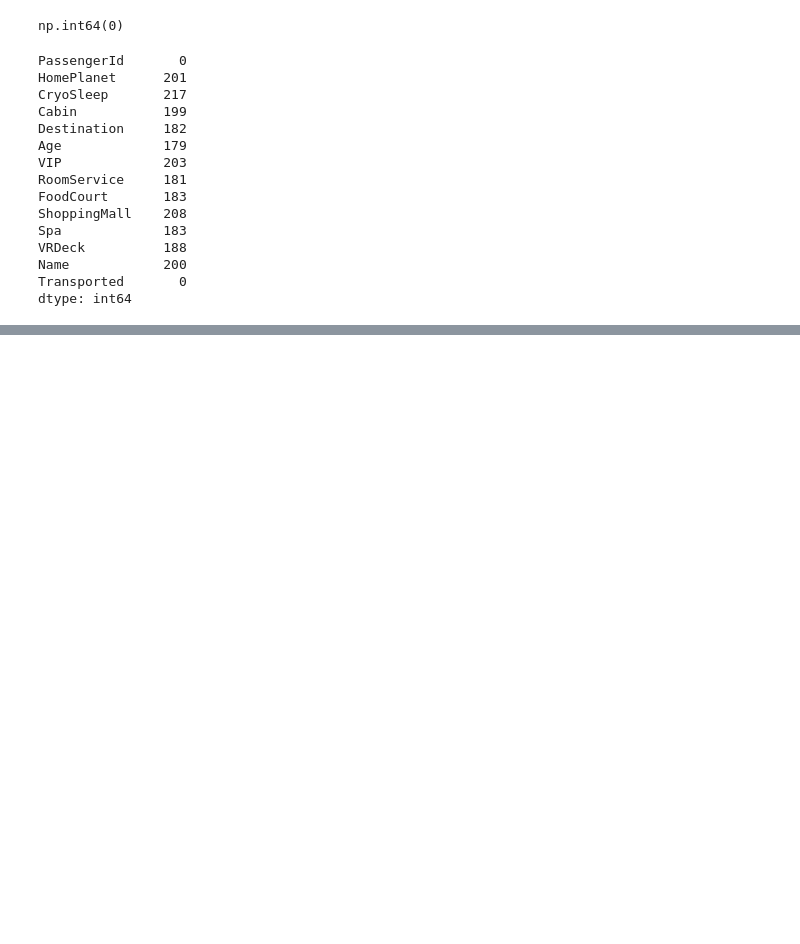
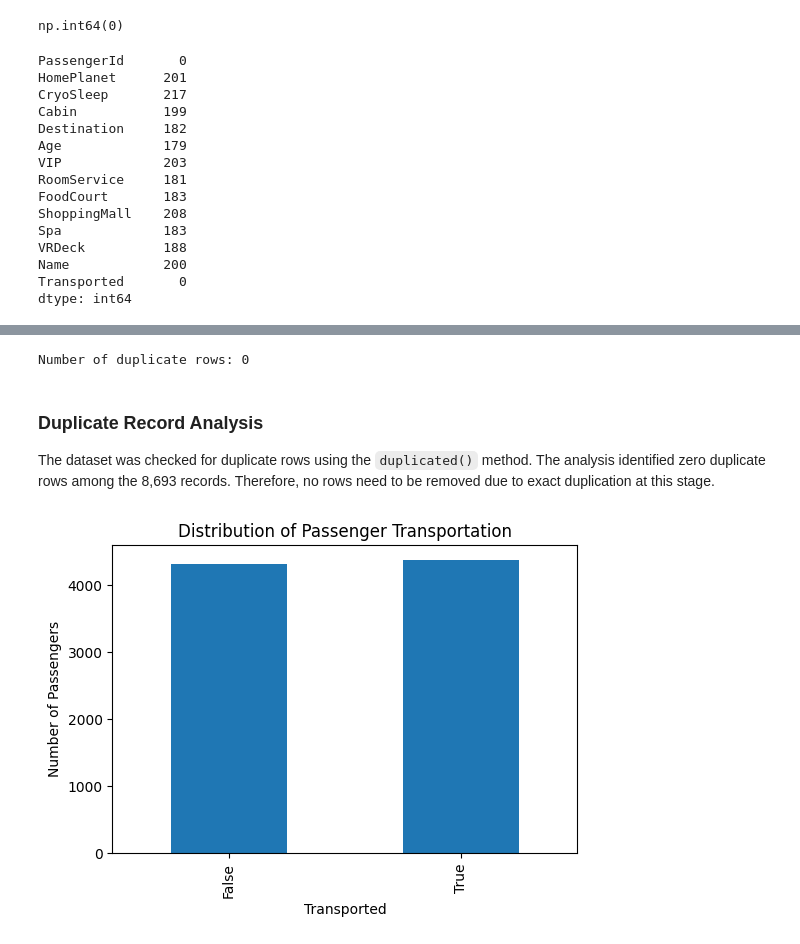
Before and after one commit to PragatiTripathi000/Spaceship-Titanic-ML, a Jupyter notebook: notebooks/spaceship_titanic_analysis.ipynb, the cells around one changed output, grey strips where cells are left out. Cells and saved outputs as stored; diff of their text form; code cells hidden in the pictures; blank space fills up the shorter version.

```diff
--- a/notebooks/spaceship_titanic_analysis.ipynb
+++ b/notebooks/spaceship_titanic_analysis.ipynb
@@ -84,0 +171,29 @@ dtype: int64
+# %%
+# Checking the number of duplicate rows in the dataset
+
+duplicate_count = df.duplicated().sum()
+
+# Displaying the result
+print("Number of duplicate rows:", duplicate_count)
+# %% [output]
+Number of duplicate rows: 0
+# %% [markdown]
+### Duplicate Record Analysis
+
+The dataset was checked for duplicate rows using the `duplicated()` method. The analysis identified zero duplicate rows among the 8,693 records. Therefore, no rows need to be removed due to exact duplication at this stage.
+# %%
+# Counting passengers in each target class
+transport_counts = df['Transported'].value_counts().sort_index()
+
+# Creating a bar chart
+plt.figure(figsize=(6, 4))
+transport_counts.plot(kind='bar')
+
+# Adding chart labels and title
+plt.title("Distribution of Passenger Transportation")
+plt.xlabel("Transported")
+plt.ylabel("Number of Passengers")
+
+plt.show()
+# %% [output]
+[figure, added]
```
Also changed, not shown: parts of 34 cells of this notebook.
